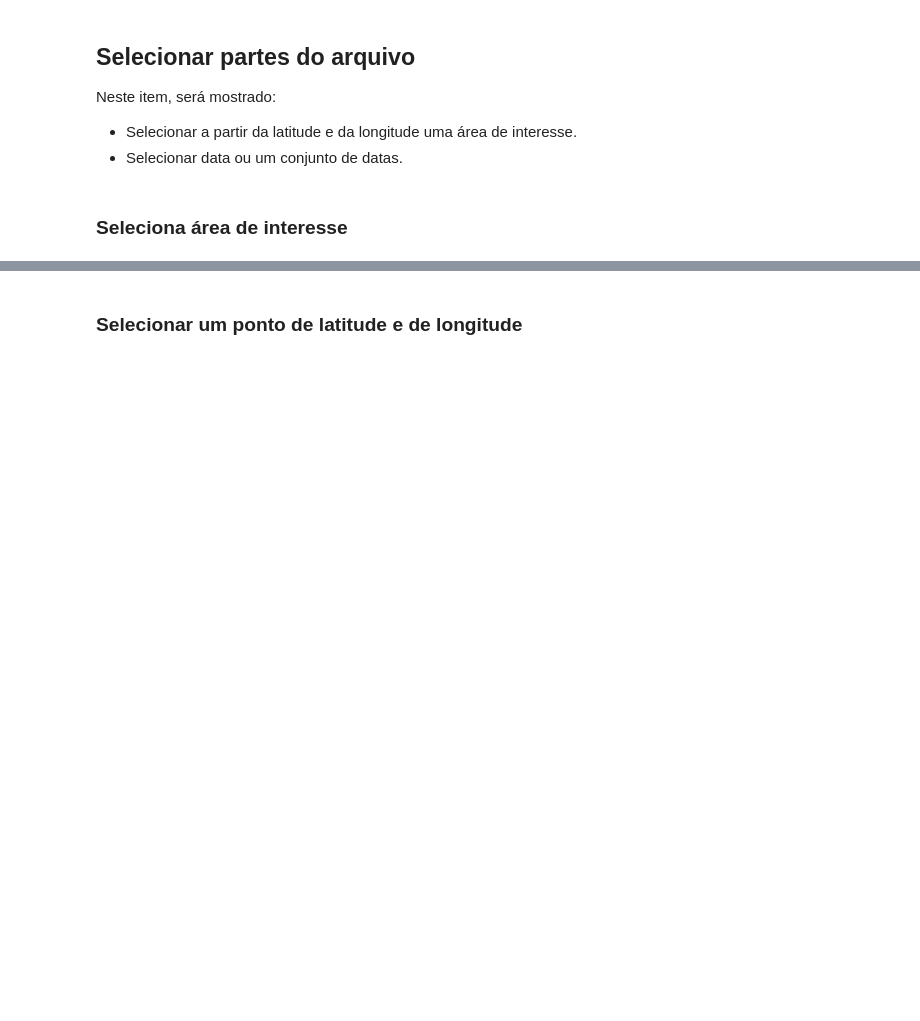
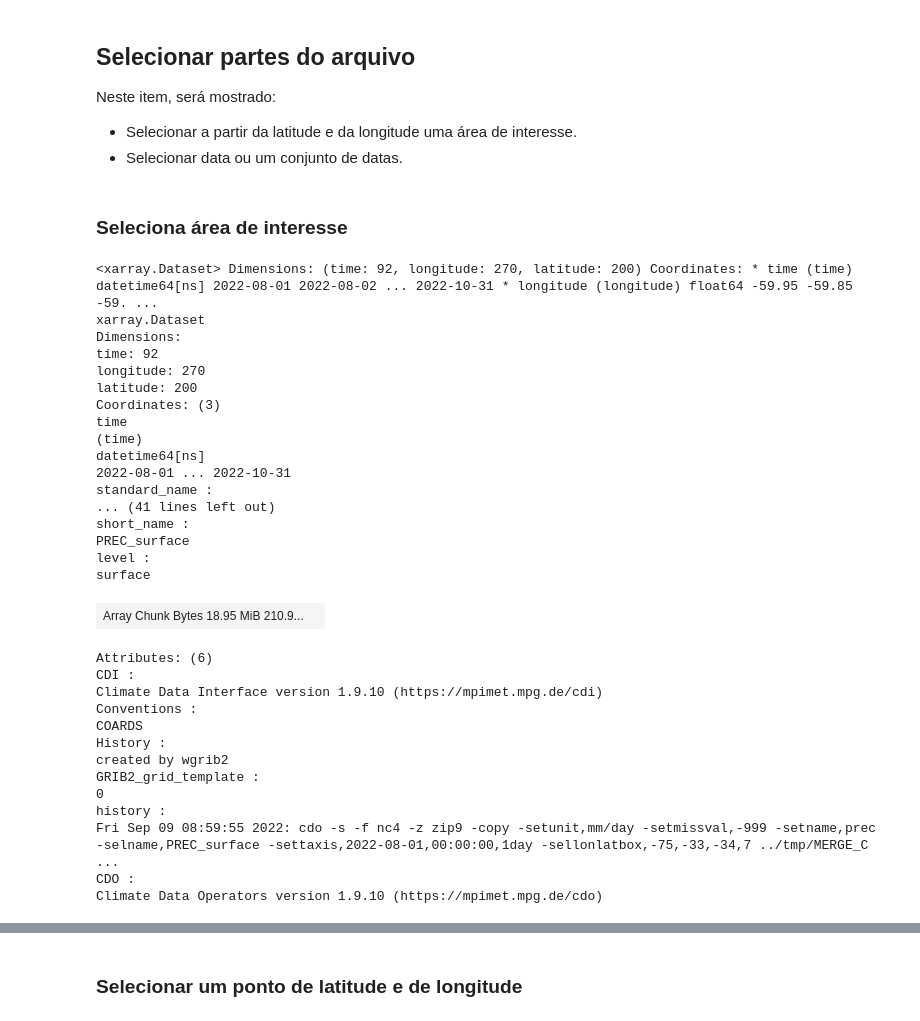
Before and after one commit to jgmsantos/cbmet_XXII, a Jupyter notebook: scripts/xarray.ipynb, the cells around one changed output, grey strips where cells are left out. Saved outputs shown, nothing was run; the diff lists cells and outputs as text; code cells hidden in the pictures; blank space fills up the shorter version.

```diff
--- a/scripts/xarray.ipynb
+++ b/scripts/xarray.ipynb
@@ -431,6 +446,40 @@ Neste item, será mostrado:
 ### Seleciona área de interesse
 # %%
 zoom = ds.sel(longitude=slice(-60, -30), latitude=slice(-30, -10))
+# %%
+zoom
+# %% [output]
+<xarray.Dataset> Dimensions: (time: 92, longitude: 270, latitude: 200) Coordinates: * time (time) datetime64[ns] 2022-08-01 2022-08-02 ... 2022-10-31 * longitude (longitude) float64 -59.95 -59.85 -59. ...
+xarray.Dataset
+Dimensions:
+time: 92
+longitude: 270
+latitude: 200
+Coordinates: (3)
+time
+(time)
+datetime64[ns]
+2022-08-01 ... 2022-10-31
+standard_name :
+... (41 lines left out)
+short_name :
+PREC_surface
+level :
+surface
+| Array Chunk Bytes 18.95 MiB 210.9... |  |
+Attributes: (6)
+CDI :
+Climate Data Interface version 1.9.10 (https://mpimet.mpg.de/cdi)
+Conventions :
+COARDS
+History :
+created by wgrib2
+GRIB2_grid_template :
+0
+history :
+Fri Sep 09 08:59:55 2022: cdo -s -f nc4 -z zip9 -copy -setunit,mm/day -setmissval,-999 -setname,prec -selname,PREC_surface -settaxis,2022-08-01,00:00:00,1day -sellonlatbox,-75,-33,-34,7 ../tmp/MERGE_C ...
+CDO :
+Climate Data Operators version 1.9.10 (https://mpimet.mpg.de/cdo)
 # %%
 zoom['prec'][-1,:,:].plot()
 # %% [output]
```
Also changed, not shown: parts of 26 cells of this notebook, 2 other files.
